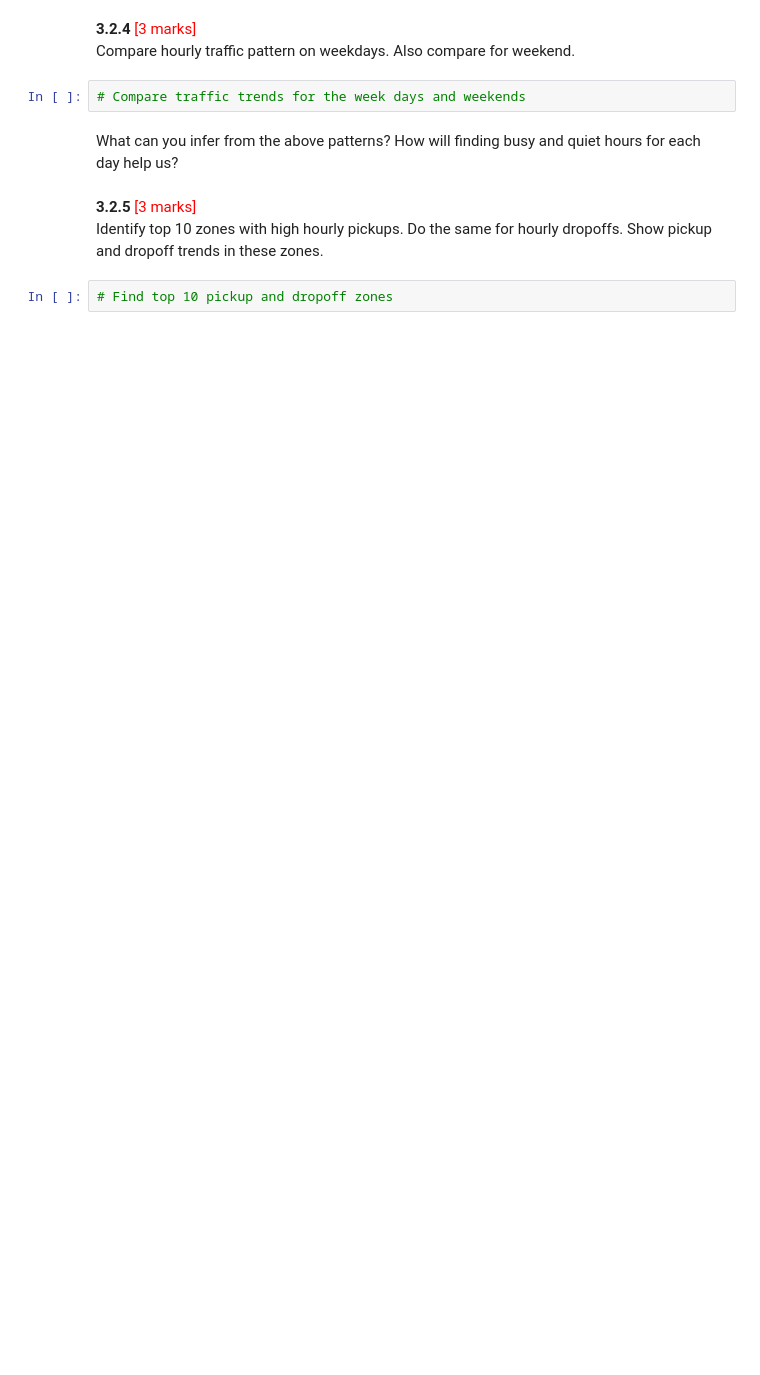
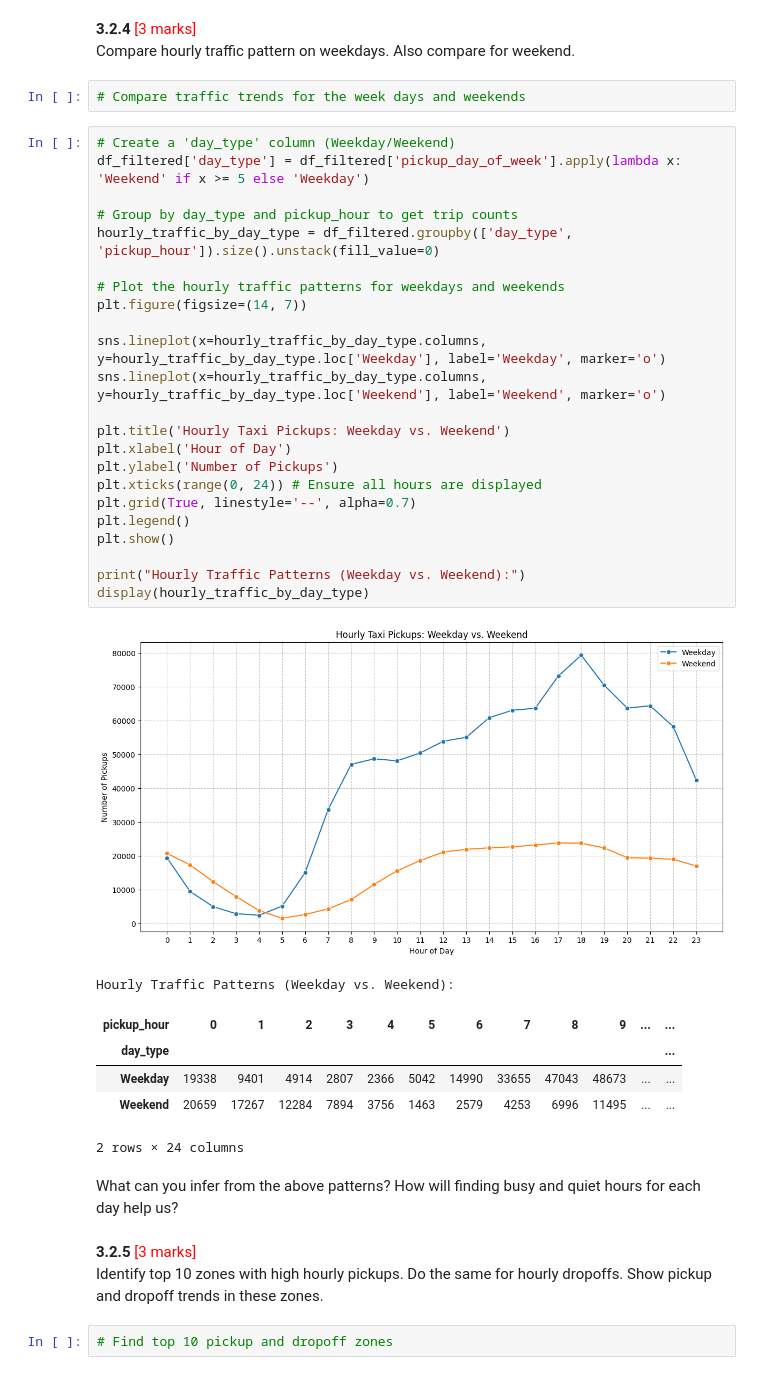
Before and after one commit to nagayada/Nag_New_Repo, a Jupyter notebook: EDA_Assg_NYC_Taxi_Starter.ipynb, the cells around one changed output. Saved outputs shown, nothing was run; the diff lists cells and outputs as text; blank space fills up the shorter version.

```diff
--- a/EDA_Assg_NYC_Taxi_Starter.ipynb
+++ b/EDA_Assg_NYC_Taxi_Starter.ipynb
@@ -1519,6 +1667,37 @@ sample_fraction =
 Compare hourly traffic pattern on weekdays. Also compare for weekend.
 # %%
 # Compare traffic trends for the week days and weekends
+# %%
+# Create a 'day_type' column (Weekday/Weekend)
+df_filtered['day_type'] = df_filtered['pickup_day_of_week'].apply(lambda x: 'Weekend' if x >= 5 else 'Weekday')
+
+# Group by day_type and pickup_hour to get trip counts
+hourly_traffic_by_day_type = df_filtered.groupby(['day_type', 'pickup_hour']).size().unstack(fill_value=0)
+
+# Plot the hourly traffic patterns for weekdays and weekends
+plt.figure(figsize=(14, 7))
+
+sns.lineplot(x=hourly_traffic_by_day_type.columns, y=hourly_traffic_by_day_type.loc['Weekday'], label='Weekday', marker='o')
+sns.lineplot(x=hourly_traffic_by_day_type.columns, y=hourly_traffic_by_day_type.loc['Weekend'], label='Weekend', marker='o')
+
+plt.title('Hourly Taxi Pickups: Weekday vs. Weekend')
+plt.xlabel('Hour of Day')
+plt.ylabel('Number of Pickups')
+plt.xticks(range(0, 24)) # Ensure all hours are displayed
+plt.grid(True, linestyle='--', alpha=0.7)
+plt.legend()
+plt.show()
+
+print("Hourly Traffic Patterns (Weekday vs. Weekend):")
+display(hourly_traffic_by_day_type)
+# %% [output]
+[figure, added]
+Hourly Traffic Patterns (Weekday vs. Weekend):
+| pickup_hour | 0 | 1 | 2 | 3 | 4 | 5 | 6 | 7 | 8 | 9 | ... | ... |
+| day_type |  |  |  |  |  |  |  |  |  |  |  | ... |
+| Weekday | 19338 | 9401 | 4914 | 2807 | 2366 | 5042 | 14990 | 33655 | 47043 | 48673 | ... | ... |
+| Weekend | 20659 | 17267 | 12284 | 7894 | 3756 | 1463 | 2579 | 4253 | 6996 | 11495 | ... | ... |
+2 rows × 24 columns
 # %% [markdown]
 What can you infer from the above patterns? How will finding busy and quiet hours for each day help us?
 # %% [markdown]
```
Also changed, not shown: parts of 36 cells of this notebook.
